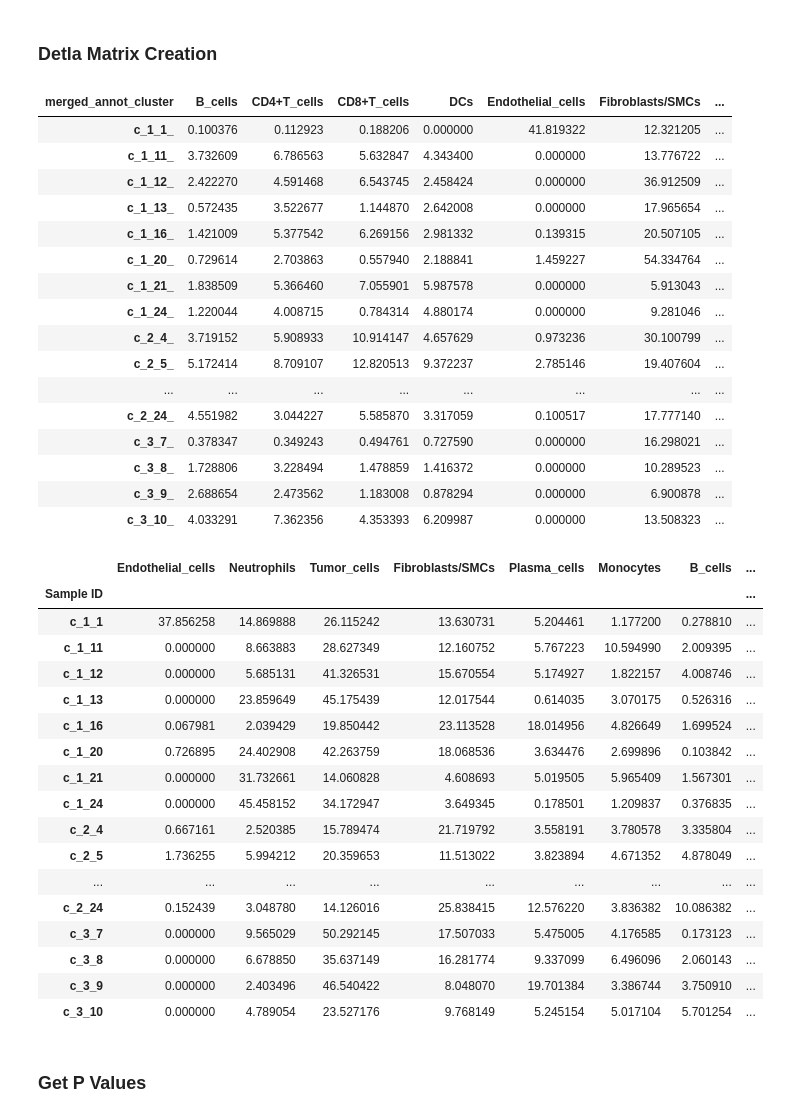
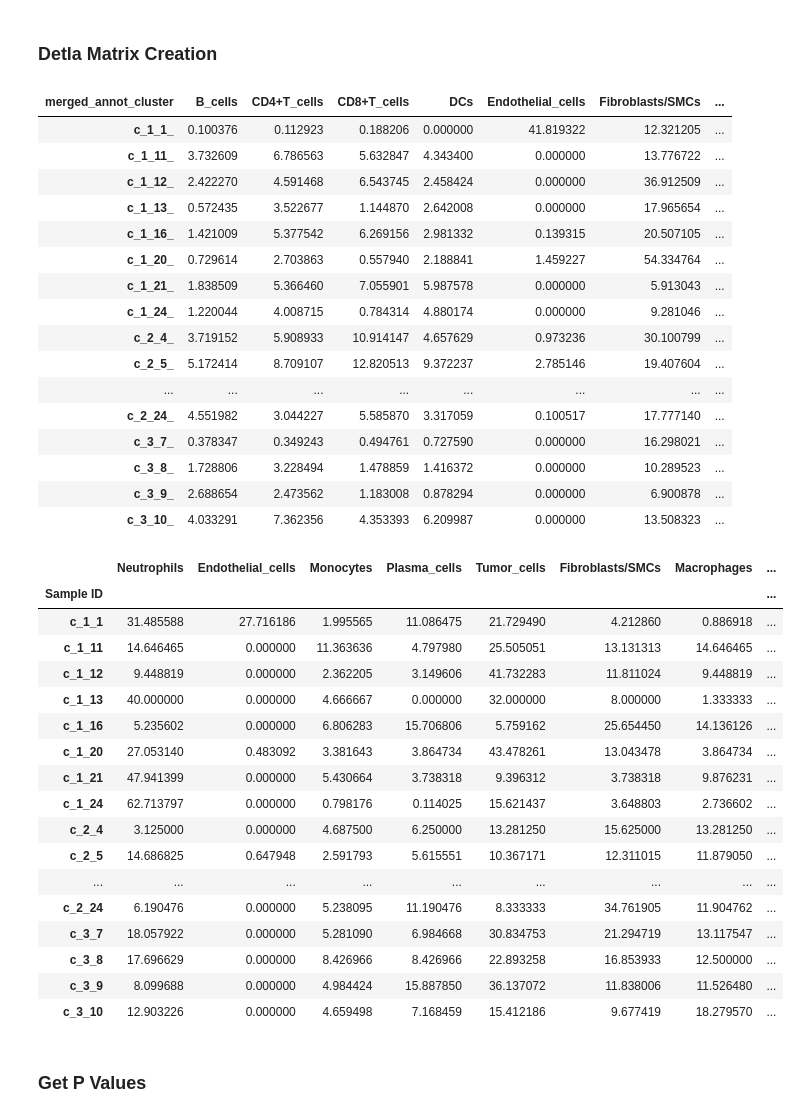
Before and after one commit to EDJohns/2025-Dinh-Lab-Research-Project, a Jupyter notebook: Shapiro 2025 Project/Python SquidPy/Statistical_Analysis.ipynb, the cells around one changed output. Cells and saved outputs as stored; diff of their text form; code cells hidden in the pictures.

```diff
--- a/Shapiro 2025 Project/Python SquidPy/Statistical_Analysis.ipynb
+++ b/Shapiro 2025 Project/Python SquidPy/Statistical_Analysis.ipynb
@@ -7,16 +7,16 @@ import pandas as pd
 import numpy as np
 
 # Load files on Evan's Laptop
-# expr_orig = pd.read_csv(r"C:\Users\evanj\OneDrive\Documents\expression.csv", index_col=0)
-# expr=expr_orig.transpose()
-# metadata = pd.read_csv(r"C:\Users\evanj\OneDrive\Documents\metadata.csv", index_col=0)
-# umap = pd.read_csv(r"C:\Users\evanj\OneDrive\Documents\umap.csv", index_col=0)
+expr_orig = pd.read_csv(r"C:\Users\evanj\OneDrive\Documents\expression.csv", index_col=0)
+expr=expr_orig.transpose()
+metadata = pd.read_csv(r"C:\Users\evanj\OneDrive\Documents\metadata.csv", index_col=0)
+umap = pd.read_csv(r"C:\Users\evanj\OneDrive\Documents\umap.csv", index_col=0)
 
 #Load files on Lab computer
-expr_orig = pd.read_csv(r"C:\Users\ejohns\Documents\Shapiro Data Files\expression.csv", index_col=0)
-expr=expr_orig.transpose()
-metadata = pd.read_csv(r"C:\Users\ejohns\Documents\Shapiro Data Files\metadata.csv", index_col=0)
-umap = pd.read_csv(r"C:\Users\ejohns\Documents\Shapiro Data Files\umap.csv", index_col=0)
+# expr_orig = pd.read_csv(r"C:\Users\ejohns\Documents\Shapiro Data Files\expression.csv", index_col=0)
+# expr=expr_orig.transpose()
+# metadata = pd.read_csv(r"C:\Users\ejohns\Documents\Shapiro Data Files\metadata.csv", index_col=0)
+# umap = pd.read_csv(r"C:\Users\ejohns\Documents\Shapiro Data Files\umap.csv", index_col=0)
 
 # Create AnnData object
 adata = sc.AnnData(X=expr.values)
@@ -142,11 +142,11 @@ import my_functions
 import pandas as pd
 
 pmn_threshold=25
-radius_um=45
+radius_um=15
 
 # Call Functions
 overall_cell_types=get_cell_type_percentages(adata,pmn_threshold)
-neighborhood_matrix=create_neighborhood_matrix(adata,pmn_threshold,"radius",radius_um)
+neighborhood_matrix=create_neighborhood_matrix(adata,pmn_threshold,"delaunay",radius_um)
 
 # Assign Variables
 overall_cell_types_R=overall_cell_types["R Percentage"]
@@ -181,51 +181,51 @@ diff_non_responder_with_avg = pd.concat([diff_non_responder, average_row_nr])
 # Combine responder and non-responder groups
 delta_neighborhood_percent_R = diff_responder_with_avg.copy()
 delta_neighborhood_percent_NR = diff_non_responder_with_avg.copy()
 
 # Preserve index as 'sample' for identification
 delta_neighborhood_percent_R['sample'] = delta_neighborhood_percent_R.index
 delta_neighborhood_percent_NR['sample'] = delta_neighborhood_percent_NR.index
 
 delta_neighborhood_percent_R['response'] = 'R'
 delta_neighborhood_percent_NR['response'] = 'NR'
 
 delta_full_neighboor_matrix = pd.concat([delta_neighborhood_percent_R, delta_neighborhood_percent_NR])
 # %% [output]
 | merged_annot_cluster | B_cells | CD4+T_cells | CD8+T_cells | DCs | Endothelial_cells | Fibroblasts/SMCs | ... |
 | c_1_1_ | 0.100376 | 0.112923 | 0.188206 | 0.000000 | 41.819322 | 12.321205 | ... |
 | c_1_11_ | 3.732609 | 6.786563 | 5.632847 | 4.343400 | 0.000000 | 13.776722 | ... |
 | c_1_12_ | 2.422270 | 4.591468 | 6.543745 | 2.458424 | 0.000000 | 36.912509 | ... |
 | c_1_13_ | 0.572435 | 3.522677 | 1.144870 | 2.642008 | 0.000000 | 17.965654 | ... |
 | c_1_16_ | 1.421009 | 5.377542 | 6.269156 | 2.981332 | 0.139315 | 20.507105 | ... |
 | c_1_20_ | 0.729614 | 2.703863 | 0.557940 | 2.188841 | 1.459227 | 54.334764 | ... |
 | c_1_21_ | 1.838509 | 5.366460 | 7.055901 | 5.987578 | 0.000000 | 5.913043 | ... |
 | c_1_24_ | 1.220044 | 4.008715 | 0.784314 | 4.880174 | 0.000000 | 9.281046 | ... |
 | c_2_4_ | 3.719152 | 5.908933 | 10.914147 | 4.657629 | 0.973236 | 30.100799 | ... |
 | c_2_5_ | 5.172414 | 8.709107 | 12.820513 | 9.372237 | 2.785146 | 19.407604 | ... |
 | ... | ... | ... | ... | ... | ... | ... | ... |
 | c_2_24_ | 4.551982 | 3.044227 | 5.585870 | 3.317059 | 0.100517 | 17.777140 | ... |
 | c_3_7_ | 0.378347 | 0.349243 | 0.494761 | 0.727590 | 0.000000 | 16.298021 | ... |
 | c_3_8_ | 1.728806 | 3.228494 | 1.478859 | 1.416372 | 0.000000 | 10.289523 | ... |
 | c_3_9_ | 2.688654 | 2.473562 | 1.183008 | 0.878294 | 0.000000 | 6.900878 | ... |
 | c_3_10_ | 4.033291 | 7.362356 | 4.353393 | 6.209987 | 0.000000 | 13.508323 | ... |
-|  | Endothelial_cells | Neutrophils | Tumor_cells | Fibroblasts/SMCs | Plasma_cells | Monocytes | B_cells | ... |
+|  | Neutrophils | Endothelial_cells | Monocytes | Plasma_cells | Tumor_cells | Fibroblasts/SMCs | Macrophages | ... |
 | Sample ID |  |  |  |  |  |  |  | ... |
-| c_1_1 | 37.856258 | 14.869888 | 26.115242 | 13.630731 | 5.204461 | 1.177200 | 0.278810 | ... |
-| c_1_11 | 0.000000 | 8.663883 | 28.627349 | 12.160752 | 5.767223 | 10.594990 | 2.009395 | ... |
-| c_1_12 | 0.000000 | 5.685131 | 41.326531 | 15.670554 | 5.174927 | 1.822157 | 4.008746 | ... |
-| c_1_13 | 0.000000 | 23.859649 | 45.175439 | 12.017544 | 0.614035 | 3.070175 | 0.526316 | ... |
-| c_1_16 | 0.067981 | 2.039429 | 19.850442 | 23.113528 | 18.014956 | 4.826649 | 1.699524 | ... |
-| c_1_20 | 0.726895 | 24.402908 | 42.263759 | 18.068536 | 3.634476 | 2.699896 | 0.103842 | ... |
-| c_1_21 | 0.000000 | 31.732661 | 14.060828 | 4.608693 | 5.019505 | 5.965409 | 1.567301 | ... |
-| c_1_24 | 0.000000 | 45.458152 | 34.172947 | 3.649345 | 0.178501 | 1.209837 | 0.376835 | ... |
-| c_2_4 | 0.667161 | 2.520385 | 15.789474 | 21.719792 | 3.558191 | 3.780578 | 3.335804 | ... |
-| c_2_5 | 1.736255 | 5.994212 | 20.359653 | 11.513022 | 3.823894 | 4.671352 | 4.878049 | ... |
+| c_1_1 | 31.485588 | 27.716186 | 1.995565 | 11.086475 | 21.729490 | 4.212860 | 0.886918 | ... |
+| c_1_11 | 14.646465 | 0.000000 | 11.363636 | 4.797980 | 25.505051 | 13.131313 | 14.646465 | ... |
+| c_1_12 | 9.448819 | 0.000000 | 2.362205 | 3.149606 | 41.732283 | 11.811024 | 9.448819 | ... |
+| c_1_13 | 40.000000 | 0.000000 | 4.666667 | 0.000000 | 32.000000 | 8.000000 | 1.333333 | ... |
+| c_1_16 | 5.235602 | 0.000000 | 6.806283 | 15.706806 | 5.759162 | 25.654450 | 14.136126 | ... |
+| c_1_20 | 27.053140 | 0.483092 | 3.381643 | 3.864734 | 43.478261 | 13.043478 | 3.864734 | ... |
+| c_1_21 | 47.941399 | 0.000000 | 5.430664 | 3.738318 | 9.396312 | 3.738318 | 9.876231 | ... |
+| c_1_24 | 62.713797 | 0.000000 | 0.798176 | 0.114025 | 15.621437 | 3.648803 | 2.736602 | ... |
+| c_2_4 | 3.125000 | 0.000000 | 4.687500 | 6.250000 | 13.281250 | 15.625000 | 13.281250 | ... |
+| c_2_5 | 14.686825 | 0.647948 | 2.591793 | 5.615551 | 10.367171 | 12.311015 | 11.879050 | ... |
 | ... | ... | ... | ... | ... | ... | ... | ... | ... |
-| c_2_24 | 0.152439 | 3.048780 | 14.126016 | 25.838415 | 12.576220 | 3.836382 | 10.086382 | ... |
-| c_3_7 | 0.000000 | 9.565029 | 50.292145 | 17.507033 | 5.475005 | 4.176585 | 0.173123 | ... |
-| c_3_8 | 0.000000 | 6.678850 | 35.637149 | 16.281774 | 9.337099 | 6.496096 | 2.060143 | ... |
-| c_3_9 | 0.000000 | 2.403496 | 46.540422 | 8.048070 | 19.701384 | 3.386744 | 3.750910 | ... |
-| c_3_10 | 0.000000 | 4.789054 | 23.527176 | 9.768149 | 5.245154 | 5.017104 | 5.701254 | ... |
+| c_2_24 | 6.190476 | 0.000000 | 5.238095 | 11.190476 | 8.333333 | 34.761905 | 11.904762 | ... |
+| c_3_7 | 18.057922 | 0.000000 | 5.281090 | 6.984668 | 30.834753 | 21.294719 | 13.117547 | ... |
+| c_3_8 | 17.696629 | 0.000000 | 8.426966 | 8.426966 | 22.893258 | 16.853933 | 12.500000 | ... |
+| c_3_9 | 8.099688 | 0.000000 | 4.984424 | 15.887850 | 36.137072 | 11.838006 | 11.526480 | ... |
+| c_3_10 | 12.903226 | 0.000000 | 4.659498 | 7.168459 | 15.412186 | 9.677419 | 18.279570 | ... |
 # %% [markdown]
 ### Get P Values
 # %%
```
Also changed, not shown: parts of 2 cells of this notebook, 6 other files.
